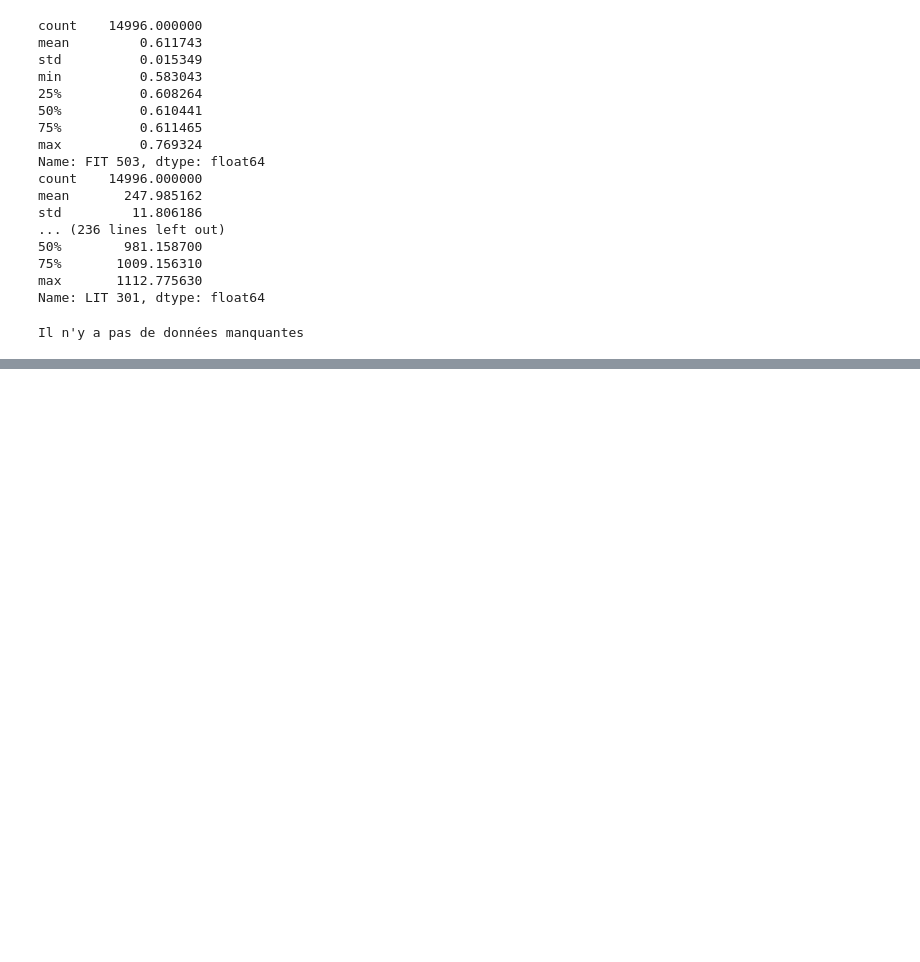
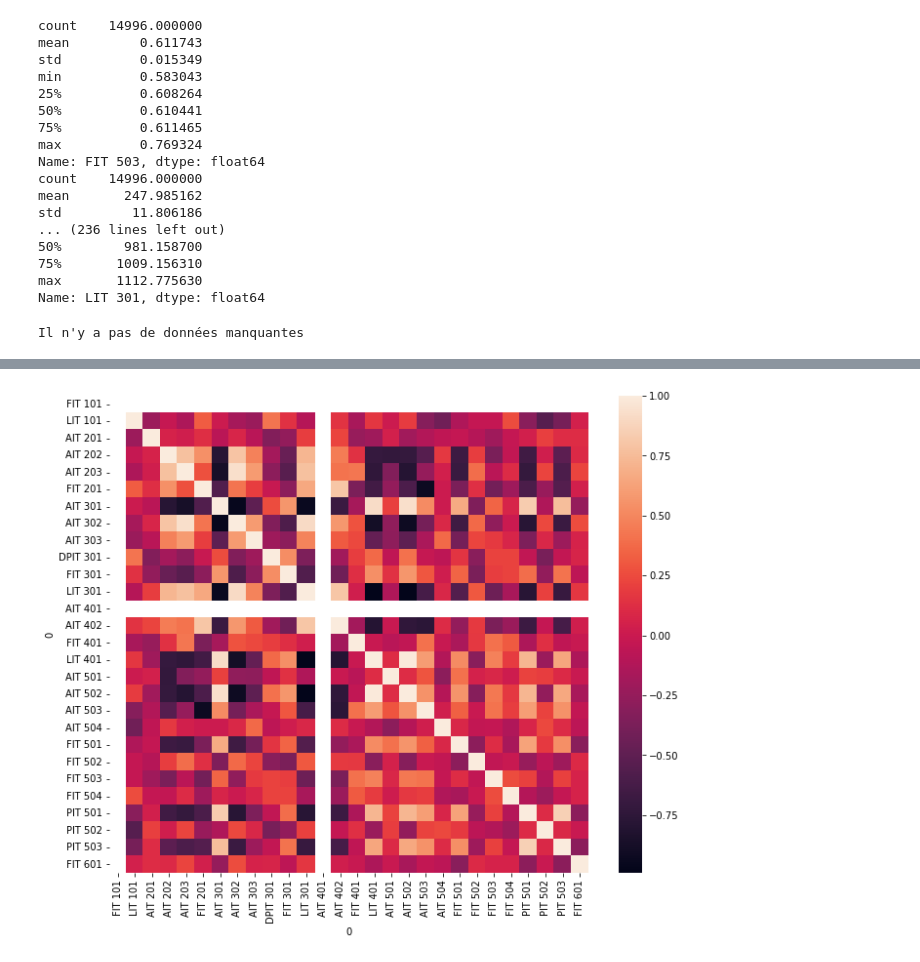
Before and after one commit to lnassabain/Anomaly-detection-and-prediction-for-Water-treatment-system, a Jupyter notebook: clean_data.ipynb, the cells around one changed output, grey strips where cells are left out. Drawn from its saved outputs; the diff is of its cells as text; code cells hidden in the pictures; blank space fills up the shorter version.

Commit message:
Detection d'anomalies et ajout de  matrices de correlation

```diff
--- a/clean_data.ipynb
+++ b/clean_data.ipynb
@@ -329,0 +329,12 @@ plt.show()
+# %%
+#Matrice de correlation pendant l'attaque sur FIT 401
+pdtFit401Attack = df.loc[(df['timestamp'] > deb_FIT401) &\
+                         (df['timestamp'] < fin_FIT401)]
+
+pdtFit401Attack_corr = pdtFit401Attack.corr()
+plt.figure(figsize=(11,9))
+sns.heatmap(pdtFit401Attack_corr)
+
+plt.show()
+# %% [output]
+[figure, added]
```
Also changed, not shown: parts of 15 cells of this notebook.
